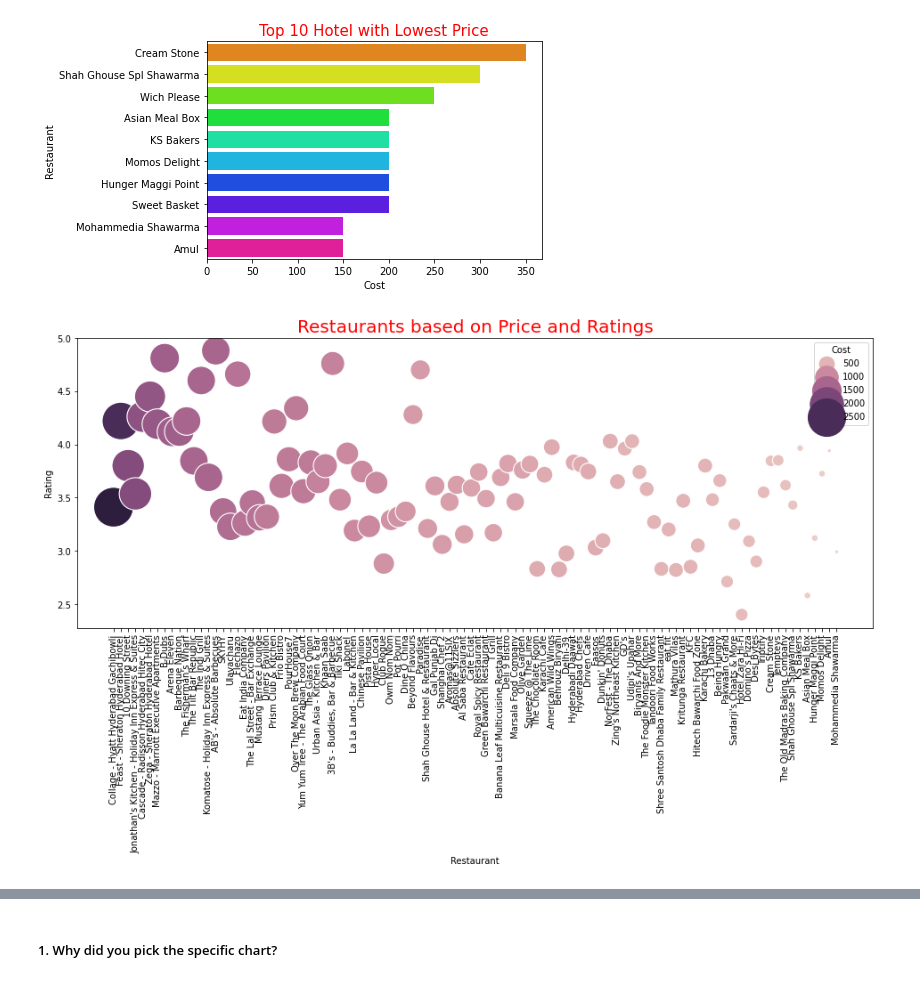
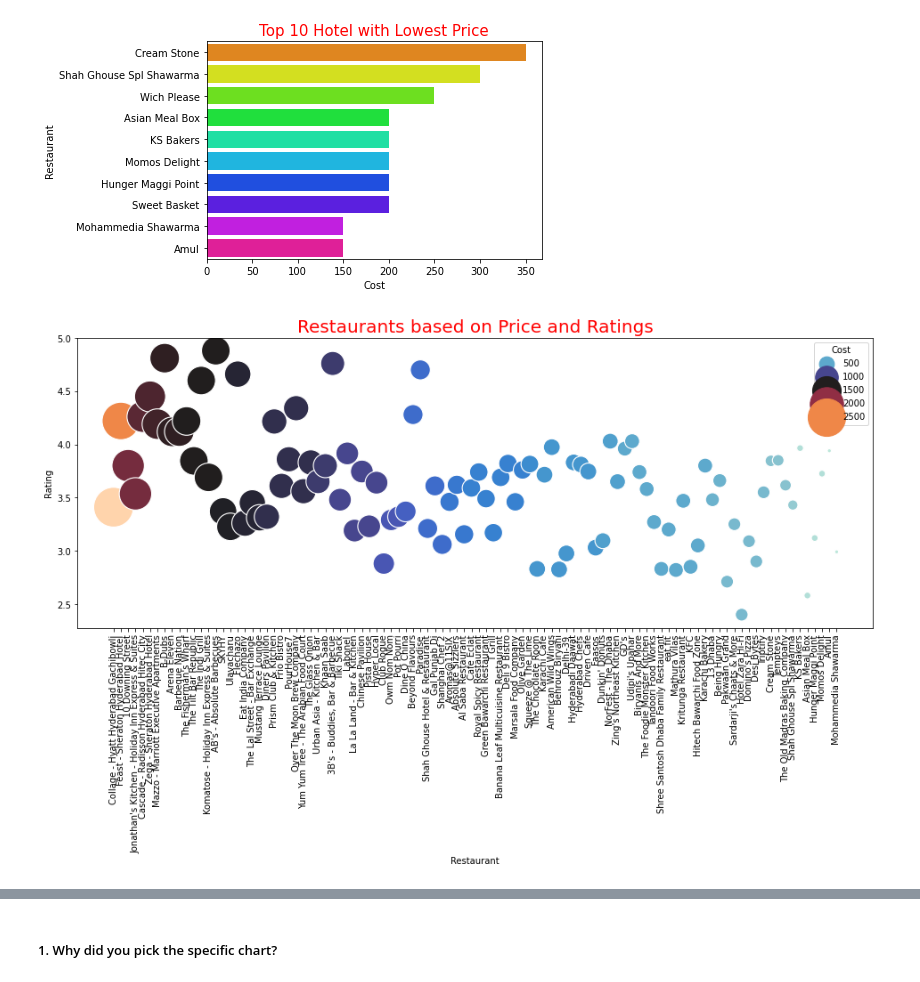
Before and after one commit to abhinav4201/UnSupervised-ML-Zomato-Restaurant-Clustering-and-Sentiment-Analysis, a Jupyter notebook: UnSupervised_ML_Zomato_Restaurant_Clustering_and_Sentiment_Analysis_capstone_project_4.ipynb, the cells around one changed output, grey strips where cells are left out. Drawn from its saved outputs; the diff is of its cells as text; code cells hidden in the pictures.

```diff
--- a/UnSupervised_ML_Zomato_Restaurant_Clustering_and_Sentiment_Analysis_capstone_project_4.ipynb
+++ b/UnSupervised_ML_Zomato_Restaurant_Clustering_and_Sentiment_Analysis_capstone_project_4.ipynb
@@ -1063,11 +1063,11 @@ expected_revenue['Expected_Revenue'] = expected_revenue['Total_Review'] * expect
 # %%
 #chart for rating based on price and hotel
 plt.figure(figsize=(16,6))
 data = expected_revenue.sort_values('Cost', ascending  = False)
 sns.scatterplot(data= data, x= "Restaurant", y="Rating", size="Cost",
-                hue = 'Cost',legend=True, sizes=(20, 2000))
+                hue = 'Cost',legend=True, sizes=(20, 2000),palette ="icefire")
 plt.xticks(rotation=90)
 plt.title('Restaurants based on Price and Ratings',size=20,color = 'red')
 plt.show()
 # %% [output]
-[figure, old version]
+[figure, new version]
```
Also changed, not shown: parts of 16 cells of this notebook.
